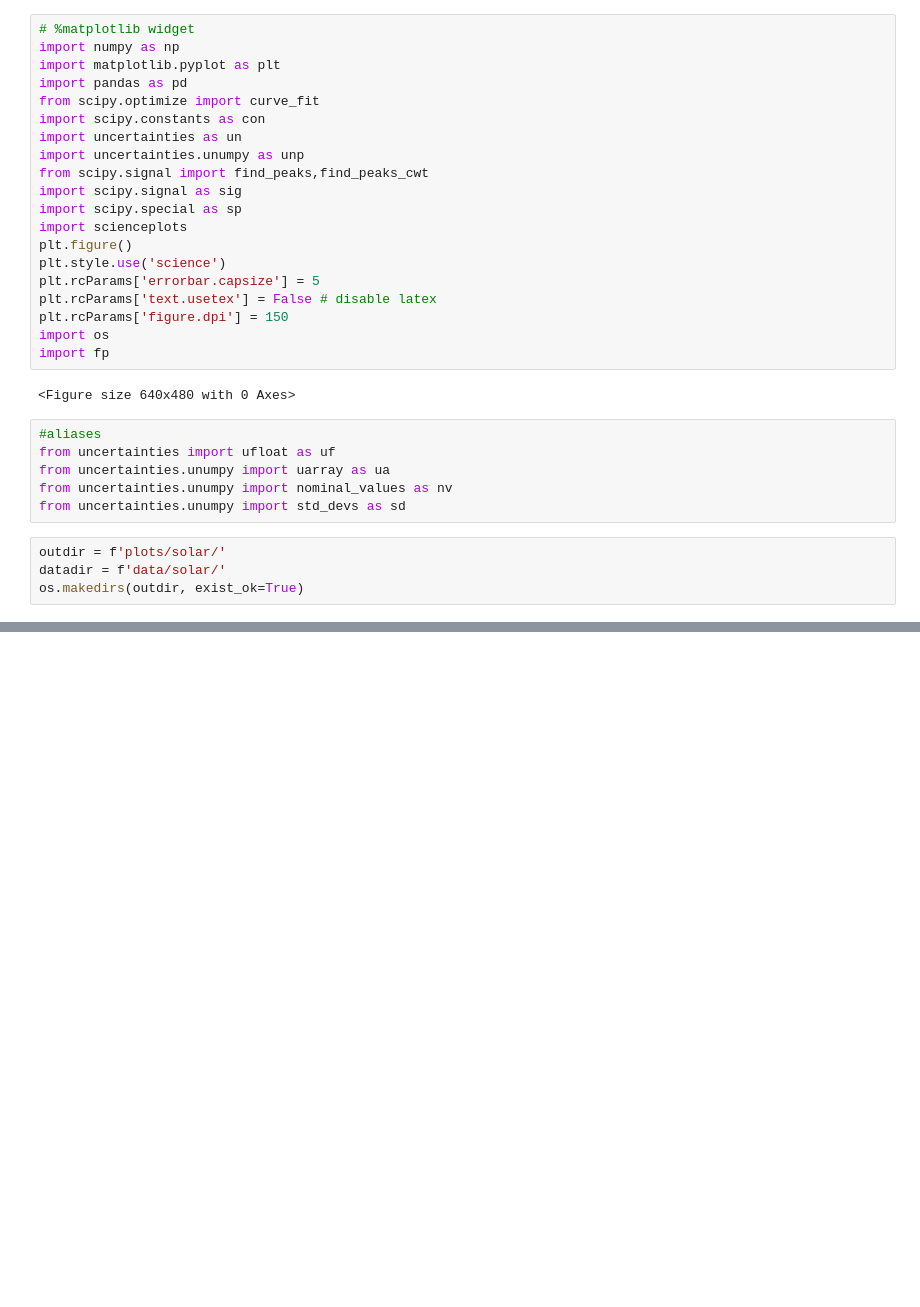
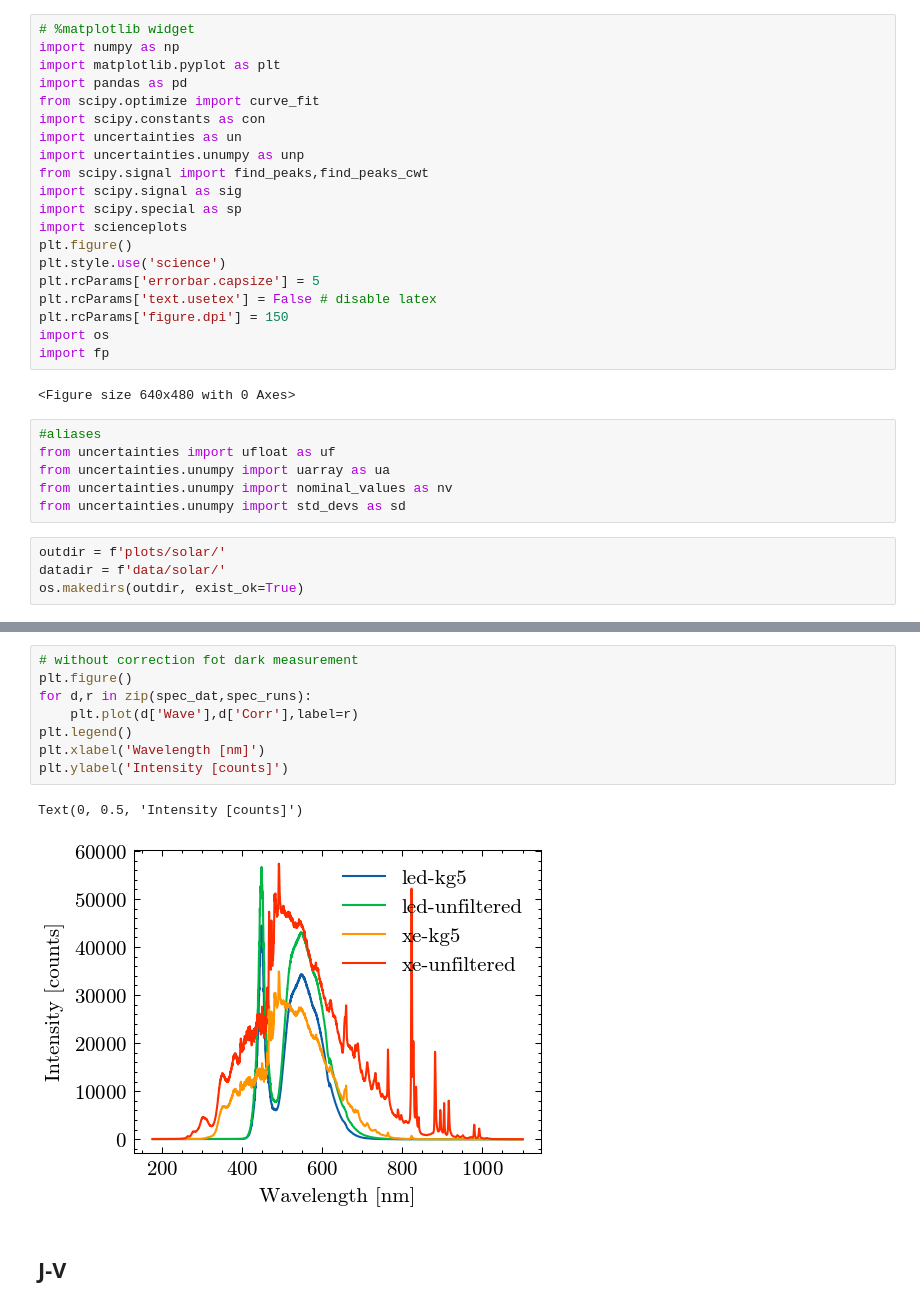
Before and after one commit to emhl/FP2, a Jupyter notebook: solar.ipynb, the cells around one changed output, grey strips where cells are left out. Saved outputs shown, nothing was run; the diff lists cells and outputs as text; blank space fills up the shorter version.

```diff
--- a/solar.ipynb
+++ b/solar.ipynb
@@ -36,0 +154,13 @@ os.makedirs(outdir, exist_ok=True)
+# %%
+# without correction fot dark measurement
+plt.figure()
+for d,r in zip(spec_dat,spec_runs):
+    plt.plot(d['Wave'],d['Corr'],label=r)
+plt.legend()
+plt.xlabel('Wavelength [nm]')
+plt.ylabel('Intensity [counts]')
+# %% [output]
+Text(0, 0.5, 'Intensity [counts]')
+[figure, added]
+# %% [markdown]
+## J-V
```
Also changed, not shown: parts of 35 cells of this notebook.
